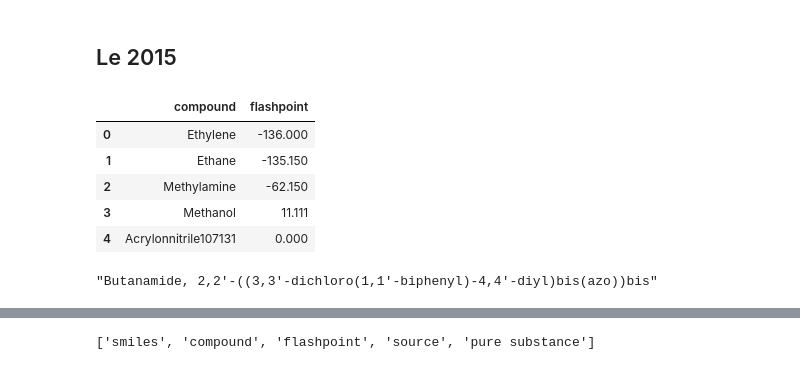
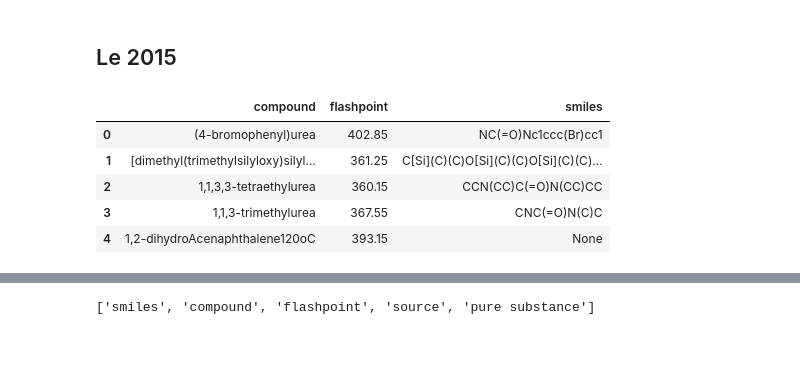
Before and after one commit to nkrakauer/moleprop, a Jupyter notebook: notebooks/Integrated Dataset First Copy.ipynb, the cells around one changed output, grey strips where cells are left out. Drawn from its saved outputs; the diff is of its cells as text; code cells hidden in the pictures.

```diff
--- a/notebooks/Integrated Dataset First Copy.ipynb
+++ b/notebooks/Integrated Dataset First Copy.ipynb
@@ -204,15 +214,14 @@ print(no_dups.shape)
 # %% [markdown]
 ## Le 2015
 # %%
-le15 = pd.read_csv('../data/le15.csv')
-le15.rename(columns={"MolID" : "compound", "FP" : "flashpoint"}, inplace=True)
-le15.head()
+og_le15 = pd.read_csv('../data/le15.csv')
+og_le15_2 = pd.read_csv('../data/le15_2.csv')
+#le15.rename(columns={"MolID" : "compound", "FP" : "flashpoint"}, inplace=True)
+#print(le15.head())
+#print(le15_2.head())
-# %% [output]
-|  | compound | flashpoint |
-| 0 | Ethylene | -136.000 |
-| 1 | Ethane | -135.150 |
-| 2 | Methylamine | -62.150 |
-| 3 | Methanol | 11.111 |
-| 4 | Acrylonnitrile107131 | 0.000 |
+# %%
+le15['flashpoint'] = le15['flashpoint'].apply(celsiusToKelvin)
+le15_2['flashpoint'] = le15_2['flashpoint'].apply(celsiusToKelvin)
 # %%
 le15['smiles'] = le15['compound'].apply(get_smiles)
+le15_2['smiles'] = le15_2['compound'].apply(get_smiles)
@@ -223,4 +228,11 @@ le15_nosmiles = le15[le15.smiles.isnull() == True]
-# %%
-le15['compound'].loc[9364]
-# %% [output]
-"Butanamide, 2,2'-((3,3'-dichloro(1,1'-biphenyl)-4,4'-diyl)bis(azo))bis"
+# %%
+le15['flashpoint'] = og_le15['flashpoint'].apply(celsiusToKelvin)
+le15_2['flashpoint'] = og_le15_2['flashpoint'].apply(celsiusToKelvin)
+le15_2.head()
+# %% [output]
+|  | compound | flashpoint | smiles |
+| 0 | (4-bromophenyl)urea | 402.85 | NC(=O)Nc1ccc(Br)cc1 |
+| 1 | [dimethyl(trimethylsilyloxy)silyl... | 361.25 | C[Si](C)(C)O[Si](C)(C)O[Si](C)(C)... |
+| 2 | 1,1,3,3-tetraethylurea | 360.15 | CCN(CC)C(=O)N(CC)CC |
+| 3 | 1,1,3-trimethylurea | 367.55 | CNC(=O)N(C)C |
+| 4 | 1,2-dihydroAcenaphthalene120oC | 393.15 | None |
```
Also changed, not shown: parts of 28 cells of this notebook, 4 other files.
